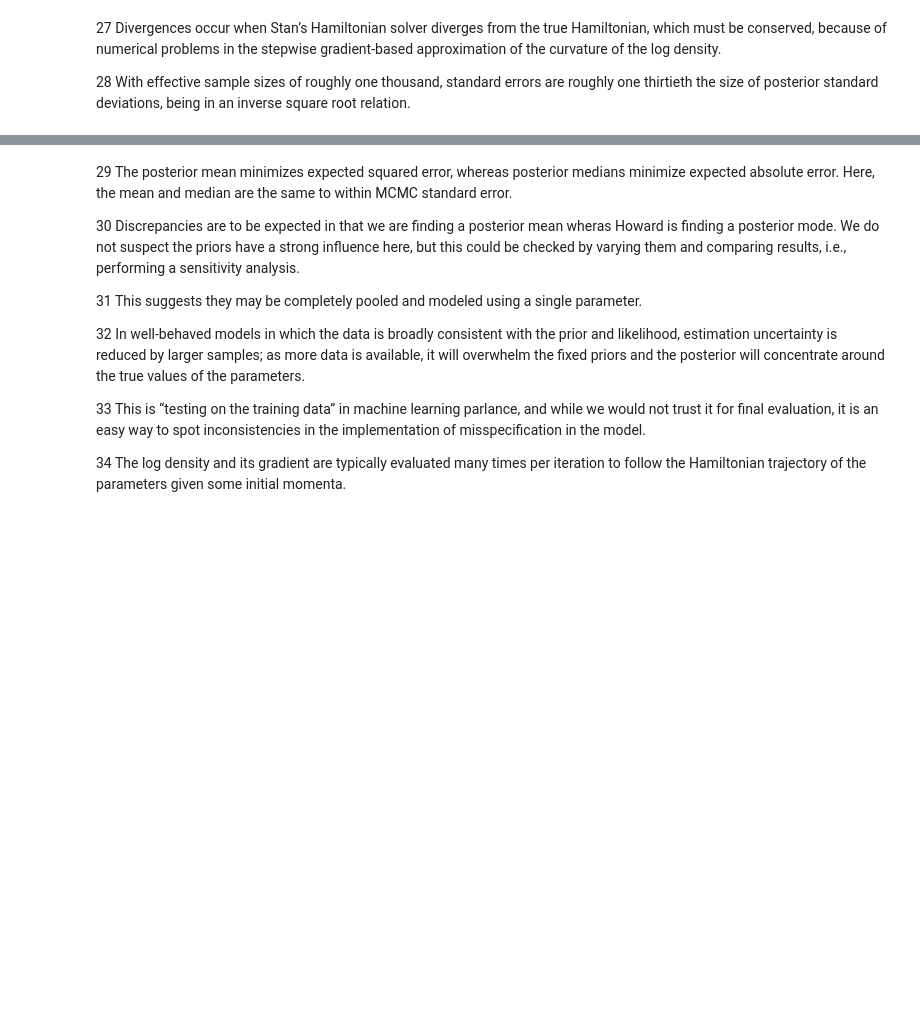
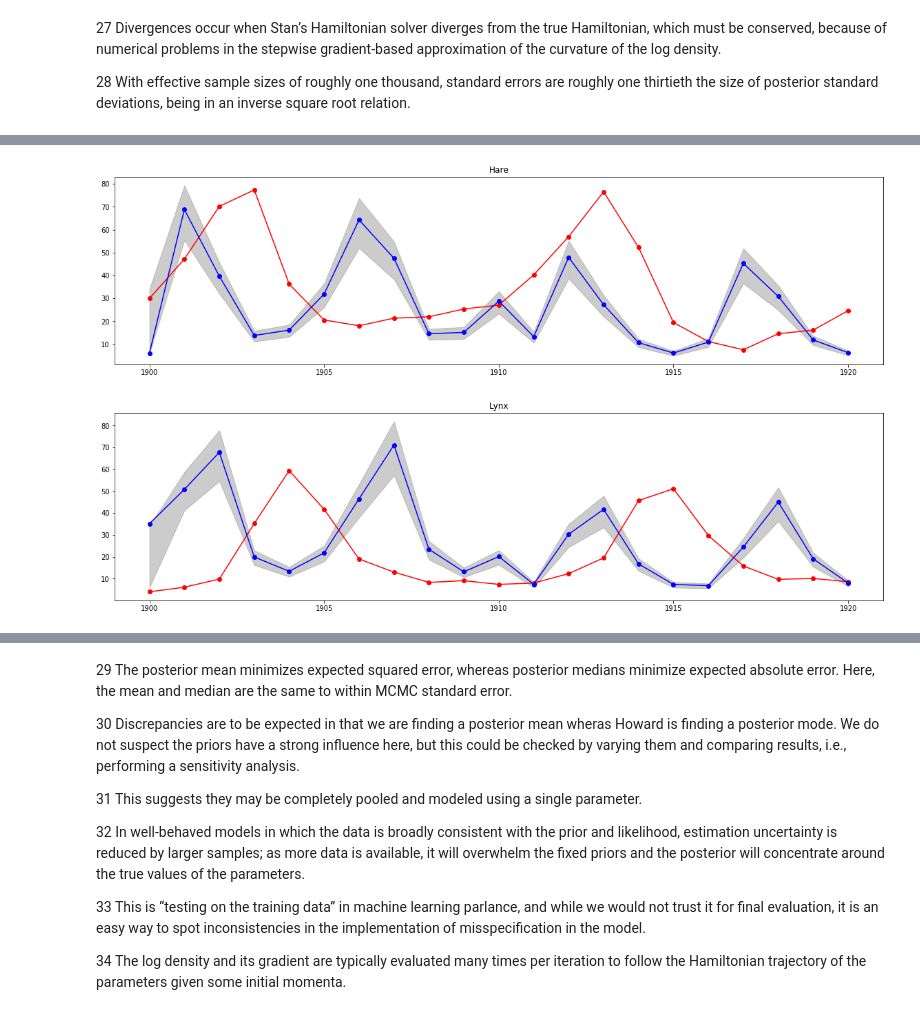
Before and after one commit to StanKorea/casestudy, a Jupyter notebook: lotka-volterra/20Stan_lotka_volterra.ipynb, the cells around one changed output, grey strips where cells are left out. Drawn from its saved outputs; the diff is of its cells as text; code cells hidden in the pictures; blank space fills up the shorter version.

Commit message:
added Posterior predictive plots

```diff
--- a/lotka-volterra/20Stan_lotka_volterra.ipynb
+++ b/lotka-volterra/20Stan_lotka_volterra.ipynb
@@ -555,0 +583,36 @@ Plot of expected pelt collection orbits for one hundred draws of system paramete
+# %%
+drawset_pd = fit.get_drawset()
+y_init_rep_draws = drawset_pd.filter(like='y_init_rep', axis=1)
+y_rep_draws = drawset_pd.filter(like='y_rep', axis=1)
+
+predicted_pelts = pd.DataFrame(index = lynx_hare_df['Year'], columns = {'Hare', 'Lynx'})
+predicted_pelts.iloc[0] = y_init_rep_draws.mean().values.T
+predicted_pelts.iloc[1:] = y_rep_draws.mean().to_numpy().reshape(-1, 2)
+
+min_pelts = pd.DataFrame(index = lynx_hare_df['Year'], columns = {'Hare', 'Lynx'})
+min_pelts.iloc[0] = np.quantile(y_init_rep_draws, 0.25)
+min_pelts.iloc[1:] = np.quantile(y_rep_draws, 0.25, axis = 0).reshape(-1, 2)
+
+max_pelts = pd.DataFrame(index = lynx_hare_df['Year'], columns = {'Hare', 'Lynx'})
+max_pelts.iloc[0] = np.quantile(y_init_rep_draws, 0.75)
+max_pelts.iloc[1:] = np.quantile(y_rep_draws, 0.75, axis = 0).reshape(-1, 2)
+# %%
+plt.figure(figsize=(20, 5))
+plt.plot(range(1900,1921),lynx_hare_df['Hare'],color='red',marker='o')
+plt.plot(range(1900,1921),predicted_pelts['Hare'],color='blue',marker='o')
+plt.fill_between(range(1900,1921), list(min_pelts['Hare']),list(max_pelts['Hare']),color='grey',alpha=0.4)
+plt.title("Hare")
+plt.xticks(range(1900,1921,5))
+
+
+plt.figure(figsize=(20, 5))
+plt.plot(range(1900,1921),lynx_hare_df['Lynx'],color='red',marker='o')
+plt.plot(range(1900,1921),predicted_pelts['Lynx'],color='blue',marker='o')
+plt.fill_between(range(1900,1921), list(min_pelts['Lynx']),list(max_pelts['Lynx']),color='grey',alpha=0.4)
+plt.title('Lynx')
+plt.xticks(range(1900,1921,5))
+
+plt.show()
+# %% [output]
+[figure, added]
+[figure, added]
```
Also changed, not shown: parts of 14 cells of this notebook.
